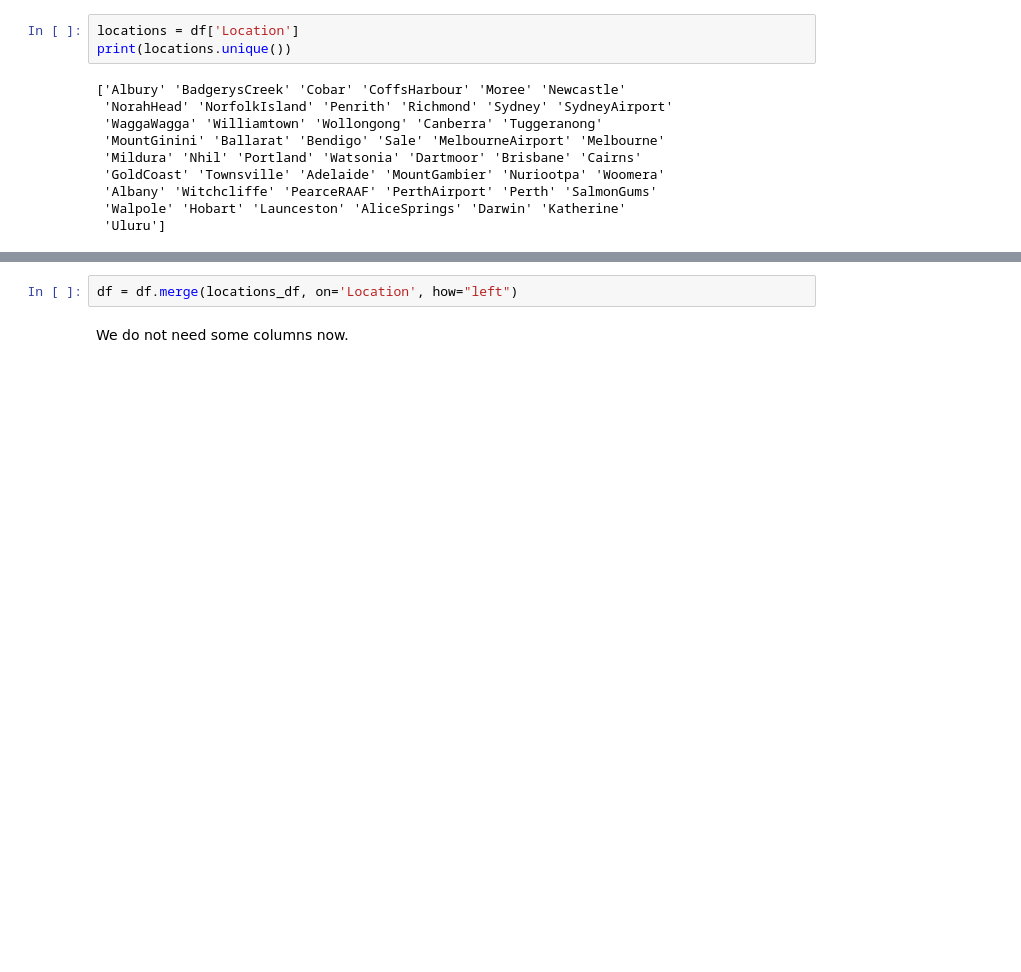
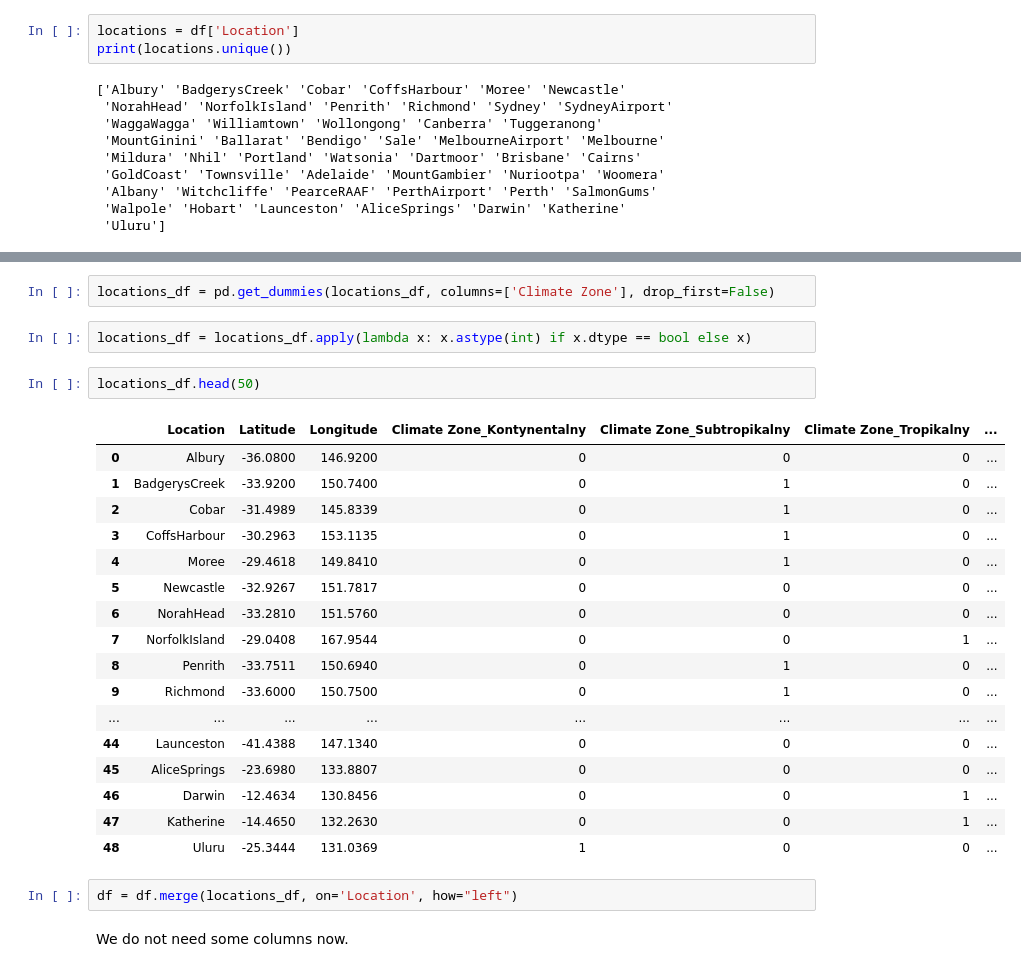
Before and after one commit to zielinskim04/IntroductionToMachineLearning, a Jupyter notebook: projekt_1.ipynb, the cells around one changed output, grey strips where cells are left out. Drawn from its saved outputs; the diff is of its cells as text; blank space fills up the shorter version.

```diff
--- a/projekt_1.ipynb
+++ b/projekt_1.ipynb
@@ -708,3 +730,27 @@ locations_df = pd.DataFrame(data)
+# %%
+locations_df = pd.get_dummies(locations_df, columns=['Climate Zone'], drop_first=False)
+# %%
+locations_df = locations_df.apply(lambda x: x.astype(int) if x.dtype == bool else x)
+# %%
+locations_df.head(50)
+# %% [output]
+|  | Location | Latitude | Longitude | Climate Zone_Kontynentalny | Climate Zone_Subtropikalny | Climate Zone_Tropikalny | ... |
+| 0 | Albury | -36.0800 | 146.9200 | 0 | 0 | 0 | ... |
+| 1 | BadgerysCreek | -33.9200 | 150.7400 | 0 | 1 | 0 | ... |
+| 2 | Cobar | -31.4989 | 145.8339 | 0 | 1 | 0 | ... |
+| 3 | CoffsHarbour | -30.2963 | 153.1135 | 0 | 1 | 0 | ... |
+| 4 | Moree | -29.4618 | 149.8410 | 0 | 1 | 0 | ... |
+| 5 | Newcastle | -32.9267 | 151.7817 | 0 | 0 | 0 | ... |
+| 6 | NorahHead | -33.2810 | 151.5760 | 0 | 0 | 0 | ... |
+| 7 | NorfolkIsland | -29.0408 | 167.9544 | 0 | 0 | 1 | ... |
+| 8 | Penrith | -33.7511 | 150.6940 | 0 | 1 | 0 | ... |
+| 9 | Richmond | -33.6000 | 150.7500 | 0 | 1 | 0 | ... |
+| ... | ... | ... | ... | ... | ... | ... | ... |
+| 44 | Launceston | -41.4388 | 147.1340 | 0 | 0 | 0 | ... |
+| 45 | AliceSprings | -23.6980 | 133.8807 | 0 | 0 | 0 | ... |
+| 46 | Darwin | -12.4634 | 130.8456 | 0 | 0 | 1 | ... |
+| 47 | Katherine | -14.4650 | 132.2630 | 0 | 0 | 1 | ... |
+| 48 | Uluru | -25.3444 | 131.0369 | 1 | 0 | 0 | ... |
 # %%
 df = df.merge(locations_df, on='Location', how="left")
 # %% [markdown]
```
Also changed, not shown: parts of 8 cells of this notebook.
